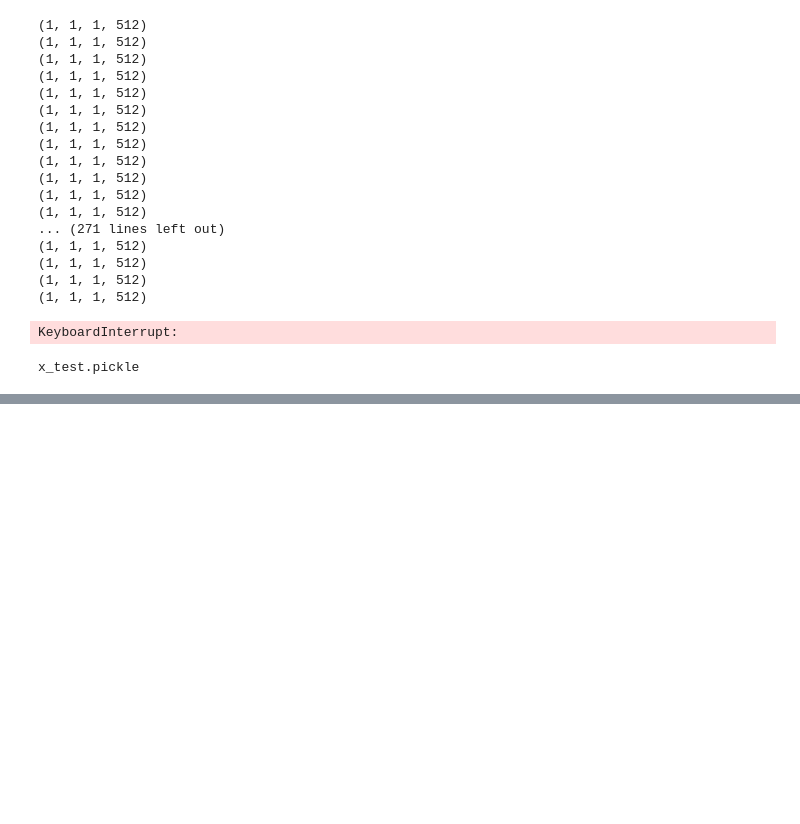
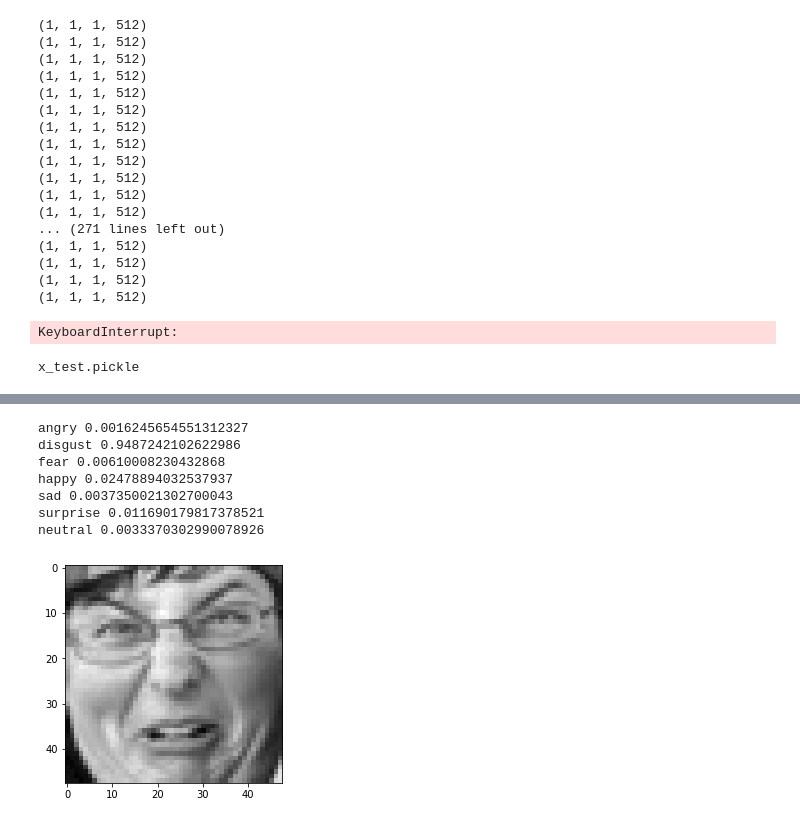
Before and after one commit to chitwankaudan/videoemotion, a Jupyter notebook: Keras model.ipynb, the cells around one changed output, grey strips where cells are left out. Drawn from its saved outputs; the diff is of its cells as text; code cells hidden in the pictures; blank space fills up the shorter version.

```diff
--- a/Keras model.ipynb
+++ b/Keras model.ipynb
@@ -493,0 +409,16 @@ model.save(os.path.join(model_path, "model.h5"))
+# %%
+test_image2 = "./disgust_fer299.jpg"
+prediction = predict_emotions(test_image2)[0]
+photo = plt.imread(test_image2)
+plt.imshow(photo, cmap='gray')
+for i in range(len(emotions_lookup)):
+    print (emotions_lookup[i], prediction[i])
+# %% [output]
+angry 0.0016245654551312327
+disgust 0.9487242102622986
+fear 0.00610008230432868
+happy 0.02478894032537937
+sad 0.0037350021302700043
+surprise 0.011690179817378521
+neutral 0.0033370302990078926
+[figure, added]
```
Also changed, not shown: parts of 23 cells of this notebook.
